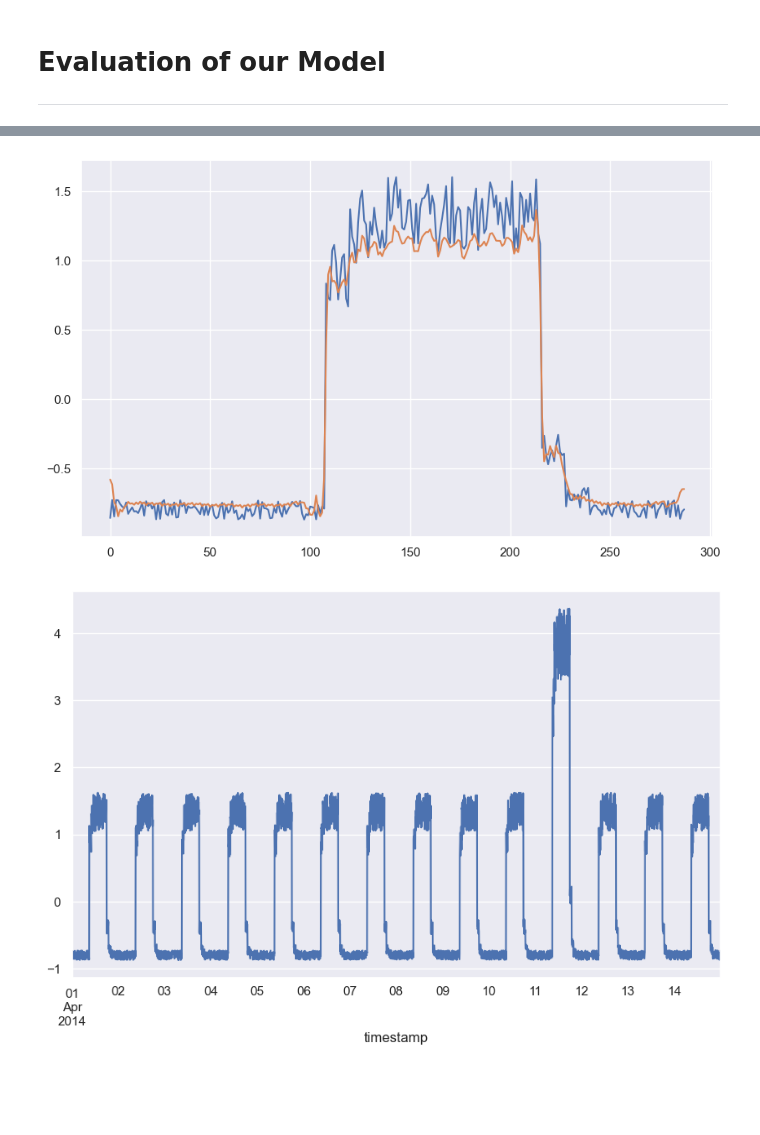
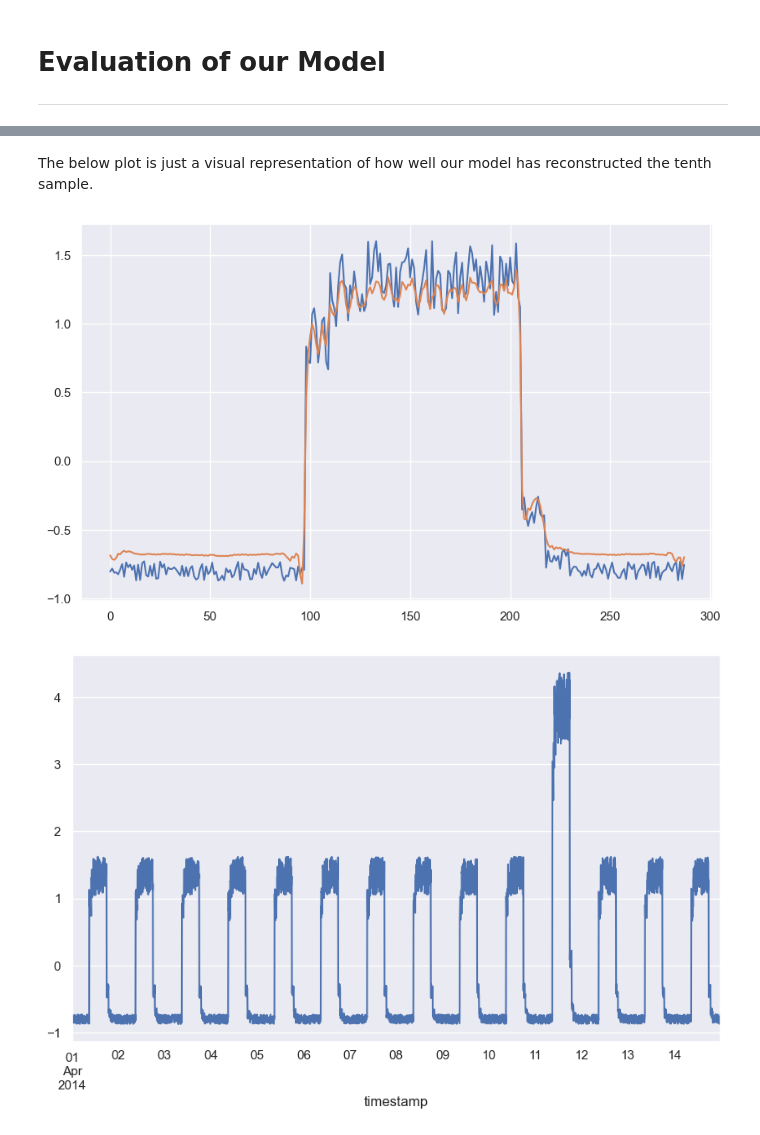
Before and after one commit to conor-mccaffrey/machstat-assessment, a Jupyter notebook: 05-evaluation.ipynb, the cells around one changed output, grey strips where cells are left out. Drawn from its saved outputs; the diff is of its cells as text; code cells hidden in the pictures; blank space fills up the shorter version.

```diff
--- a/05-evaluation.ipynb
+++ b/05-evaluation.ipynb
@@ -877,14 +895,16 @@ threshold
+# %% [markdown]
+The below plot is just a visual representation of how well our model has reconstructed the tenth sample.
 # %%
 # plotting out our training values and predicted values
 fig, ax = plt.subplots(figsize=(10, 6))
 
 # first window
-ax.plot(x_train[0])
+ax.plot(x_train[10])
 
 # first window
-ax.plot(x_train_pred[0]);
+ax.plot(x_train_pred[10]);
 # %% [output]
-[figure, old version]
+[figure, new version]
 # %%
 # subtracting training mean from training standard deviation
 # anything we do to training set we replicate on test set.
```
Also changed, not shown: parts of 28 cells of this notebook.
